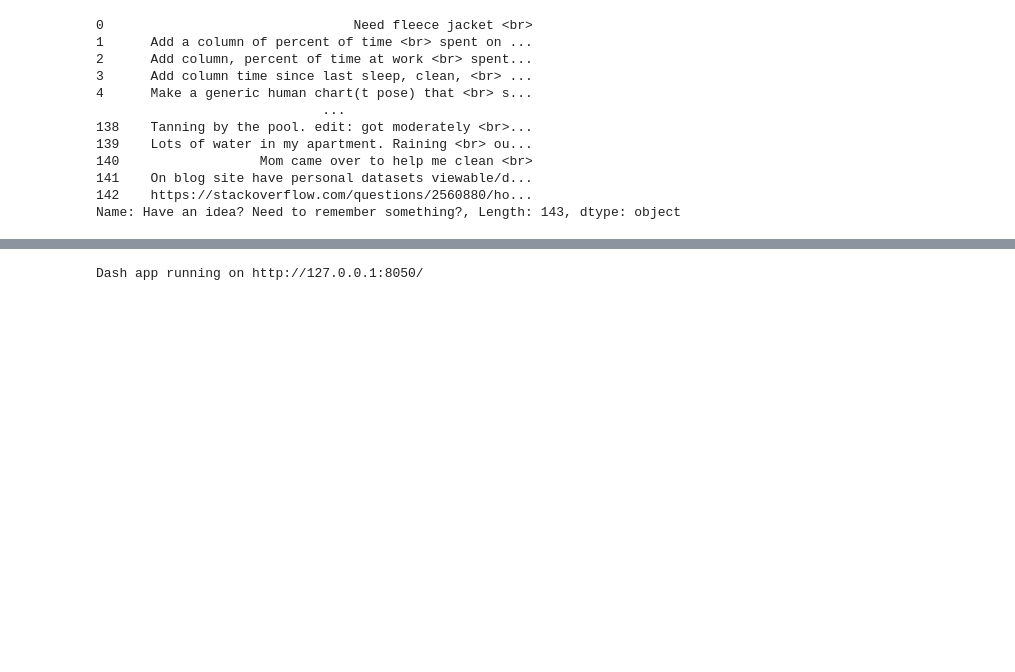
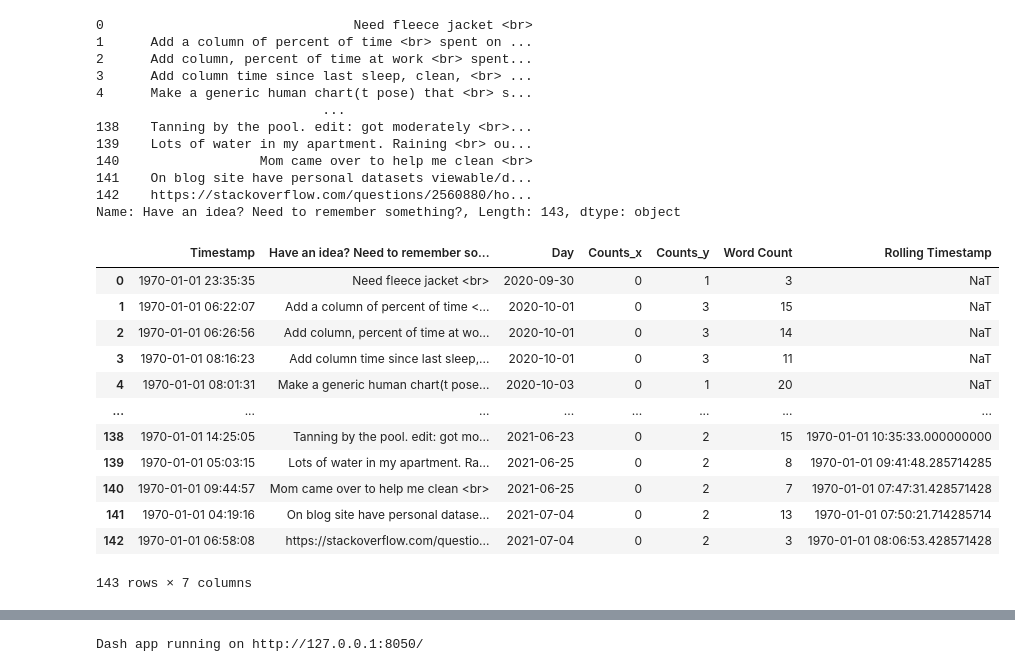
Before and after one commit to mcwaage1/qs, a Jupyter notebook: google_sheets/google_sheets_analysis.ipynb, the cells around one changed output, grey strips where cells are left out. Drawn from its saved outputs; the diff is of its cells as text; code cells hidden in the pictures; blank space fills up the shorter version.

Commit message:
Worked on notes dashboard

```diff
--- a/google_sheets/google_sheets_analysis.ipynb
+++ b/google_sheets/google_sheets_analysis.ipynb
@@ -223,3 +228,8 @@ print(f"Median Notes: {median_notes}")
 # %% [output]
 Mean Notes: 1970-01-01 10:11:44.664335664
 Median Notes: 1970-01-01 08:46:16
+# %%
+rolling=7
+rolling_timestamp = average_notes.rolling(rolling).mean()
+rolling_timestamp['Timestamp'] = rolling_timestamp.apply(pd.to_datetime)
+rolling_timestamp.head(10)
@@ -262,6 +296,8 @@ df
 # %%
+counts = []
 notes = []
 for note in df['Have an idea? Need to remember something?']:
+    counts.append(len(note.split()))
     notes.append(note.split())
 notes[:3]
 # %% [output]
@@ -284,0 +325,3 @@ notes[:3]
+# %%
+df['Word Count'] = counts
+df
@@ -334,5 +391,22 @@ df['Have an idea? Need to remember something?']
 141    On blog site have personal datasets viewable/d...
 142    https://stackoverflow.com/questions/2560880/ho...
 Name: Have an idea? Need to remember something?, Length: 143, dtype: object
+# %%
+df['Rolling Timestamp'] = rolling_timestamp
+df
+# %% [output]
+|  | Timestamp | Have an idea? Need to remember so... | Day | Counts_x | Counts_y | Word Count | Rolling Timestamp |
+| 0 | 1970-01-01 23:35:35 | Need fleece jacket <br> | 2020-09-30 | 0 | 1 | 3 | NaT |
+| 1 | 1970-01-01 06:22:07 | Add a column of percent of time <... | 2020-10-01 | 0 | 3 | 15 | NaT |
+| 2 | 1970-01-01 06:26:56 | Add column, percent of time at wo... | 2020-10-01 | 0 | 3 | 14 | NaT |
+| 3 | 1970-01-01 08:16:23 | Add column time since last sleep,... | 2020-10-01 | 0 | 3 | 11 | NaT |
+| 4 | 1970-01-01 08:01:31 | Make a generic human chart(t pose... | 2020-10-03 | 0 | 1 | 20 | NaT |
+| ... | ... | ... | ... | ... | ... | ... | ... |
+| 138 | 1970-01-01 14:25:05 | Tanning by the pool. edit: got mo... | 2021-06-23 | 0 | 2 | 15 | 1970-01-01 10:35:33.000000000 |
+| 139 | 1970-01-01 05:03:15 | Lots of water in my apartment. Ra... | 2021-06-25 | 0 | 2 | 8 | 1970-01-01 09:41:48.285714285 |
+| 140 | 1970-01-01 09:44:57 | Mom came over to help me clean <br> | 2021-06-25 | 0 | 2 | 7 | 1970-01-01 07:47:31.428571428 |
+| 141 | 1970-01-01 04:19:16 | On blog site have personal datase... | 2021-07-04 | 0 | 2 | 13 | 1970-01-01 07:50:21.714285714 |
+| 142 | 1970-01-01 06:58:08 | https://stackoverflow.com/questio... | 2021-07-04 | 0 | 2 | 3 | 1970-01-01 08:06:53.428571428 |
+143 rows × 7 columns
 # %%
 # can add other customdata to the stack, maybe number of words per note?
```
Also changed, not shown: parts of 15 cells of this notebook, 2 other files.
